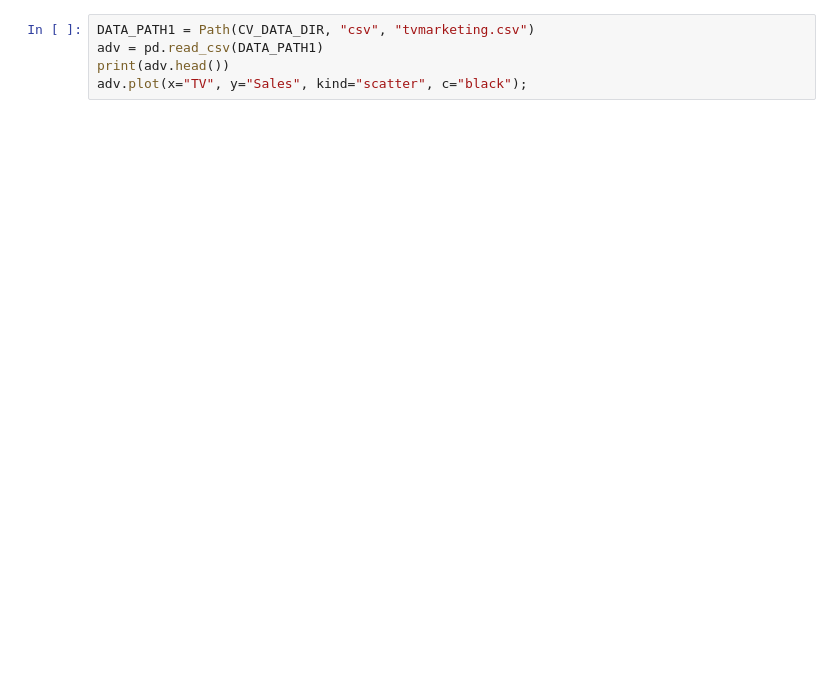
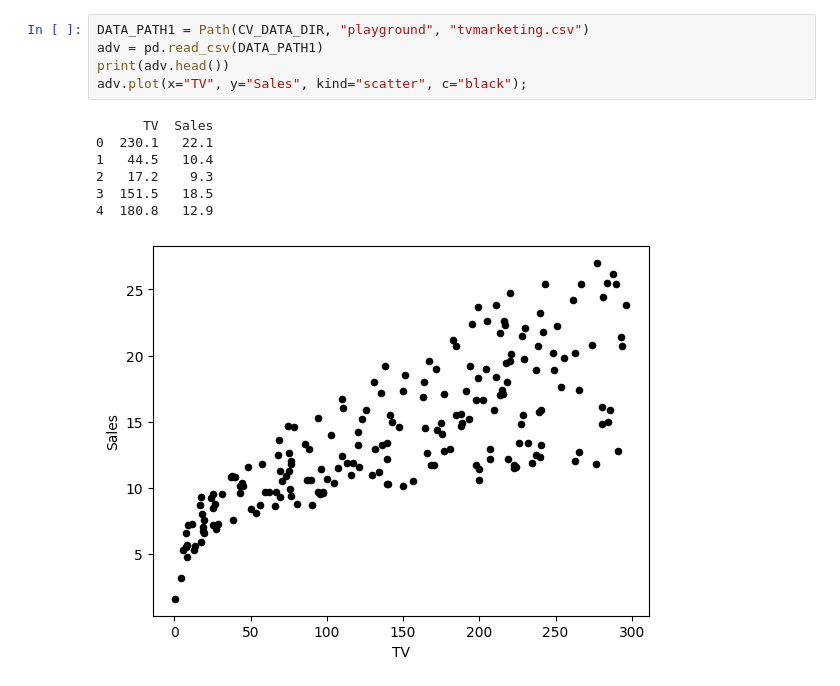
Before and after one commit to denoming/cv-playground, a Jupyter notebook: src/basic/regression_with_perceptron.ipynb, the cells around one changed output. Saved outputs shown, nothing was run; the diff lists cells and outputs as text; blank space fills up the shorter version.

Commit message:
fix: update paths

```diff
--- a/src/basic/regression_with_perceptron.ipynb
+++ b/src/basic/regression_with_perceptron.ipynb
@@ -124,8 +122,16 @@ def predict(X, Y, parameters: dict, X_pred: np.ndarray):
 # %%
-DATA_PATH1 = Path(CV_DATA_DIR, "csv", "tvmarketing.csv")
+DATA_PATH1 = Path(CV_DATA_DIR, "playground", "tvmarketing.csv")
 adv = pd.read_csv(DATA_PATH1)
 print(adv.head())
 adv.plot(x="TV", y="Sales", kind="scatter", c="black");
+# %% [output]
+      TV  Sales
+0  230.1   22.1
+1   44.5   10.4
+2   17.2    9.3
+3  151.5   18.5
+4  180.8   12.9
+[figure, added]
 # %%
 # Do a column-wise normalization of dataset
 adv_norm = (adv - adv.mean()) / adv.std()
```
Also changed, not shown: parts of 18 cells of this notebook.
